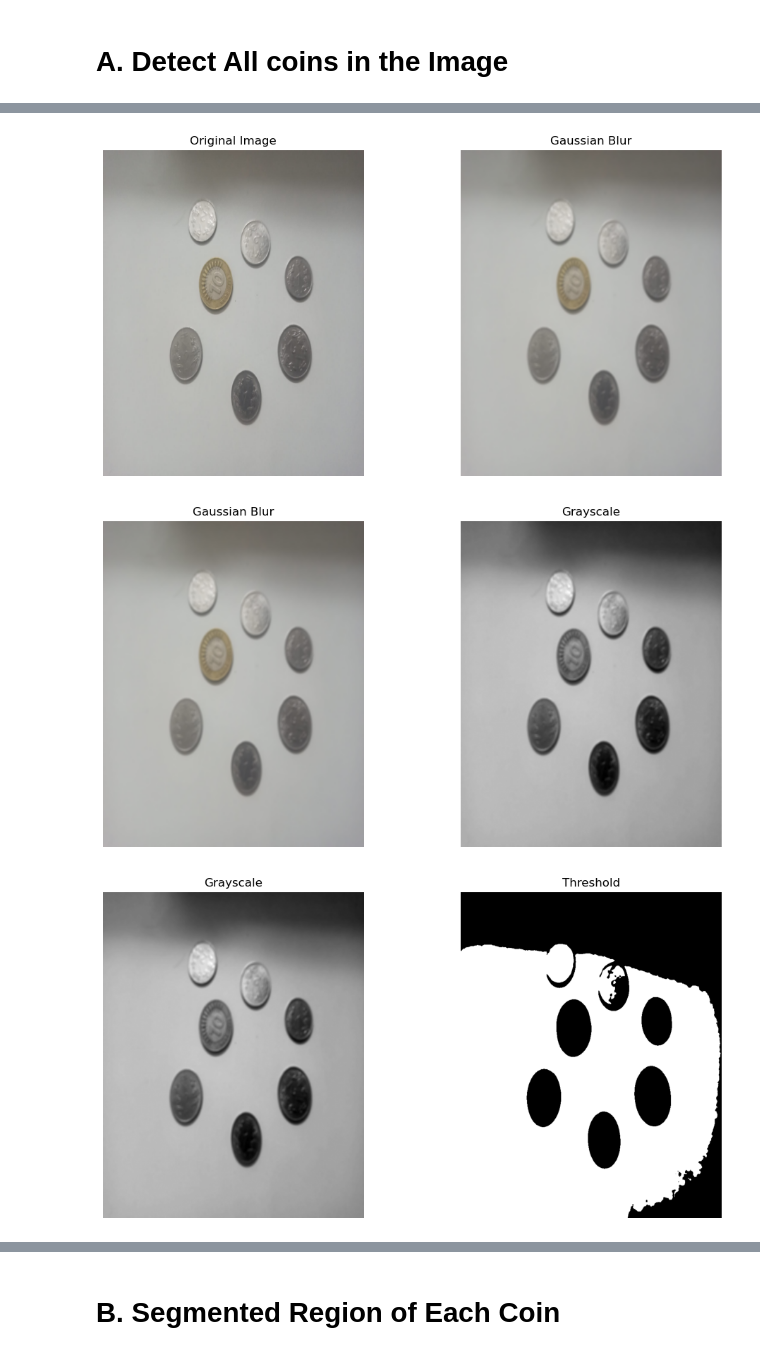
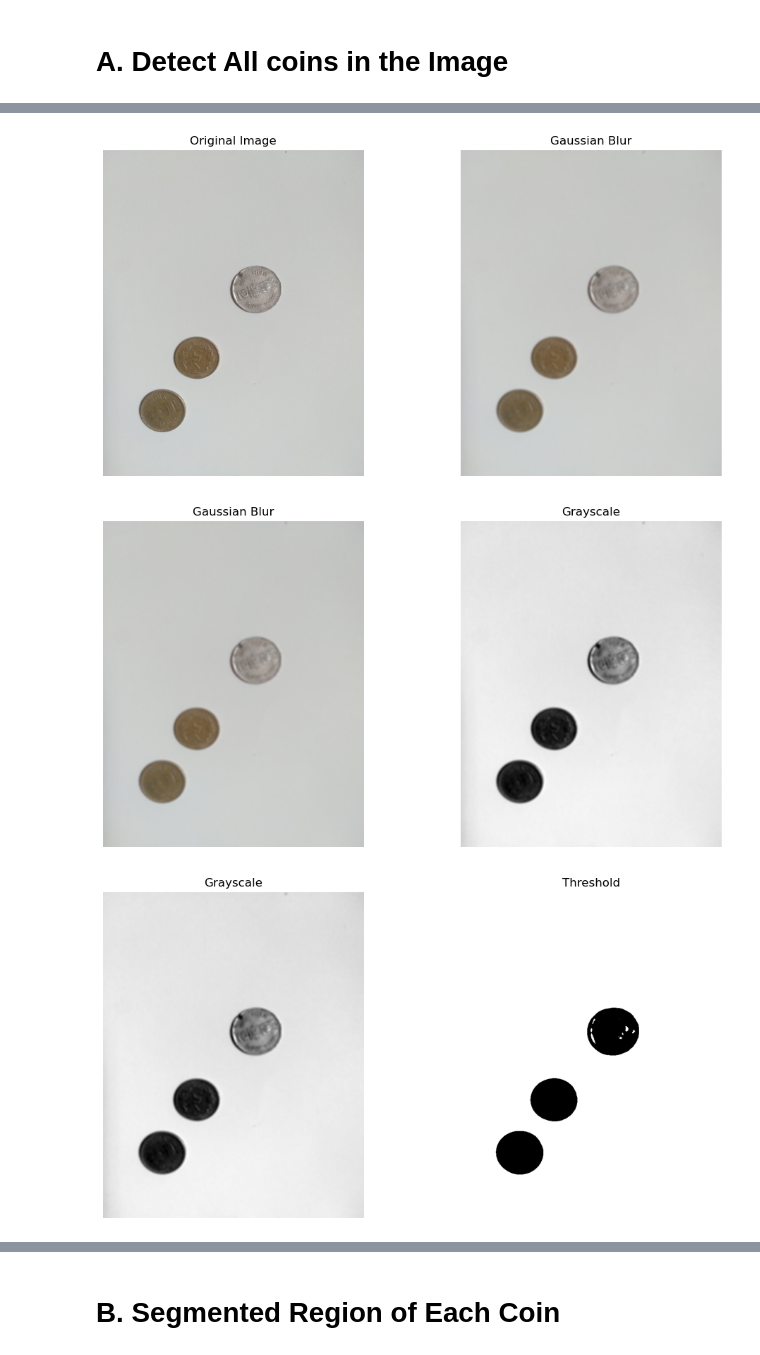
Before and after one commit to Niranjan-GopaL/VR_Assignment1_Niranjan_Gopal_IMT2022543, a Jupyter notebook: Coin_Detect_Segment_Count/coin_count.ipynb, the cells around one changed output, grey strips where cells are left out. Cells and saved outputs as stored; diff of their text form; code cells hidden in the pictures.

```diff
--- a/Coin_Detect_Segment_Count/coin_count.ipynb
+++ b/Coin_Detect_Segment_Count/coin_count.ipynb
@@ -15,10 +15,10 @@ def show_images(images, titles, save_as=False):
     plt.show()
 # %%
 # image_path    = "./../img/coins.jpg"
-image_path    = "./../img/coins_redmi_3.jpeg"  # got all except 2 correct
+# image_path    = "./../img/coins_redmi_3.jpeg"  # got all except 2 correct
 # image_path    = "./../img/one_redmi.jpg"
 # # image_path  = "./../img/two_redmi.jpg"
-# # image_path  = "./../img/three_redmi.jpg"
+image_path  = "./../img/three_redmi.jpg"
 # image_path    = "./../img/four_redmi.jpg"
 # # image_path  = "./../img/five_redmi.jpg"
 # %% [markdown]
@@ -39,22 +39,22 @@ img_blur = cv2.GaussianBlur(img, (7, 7), 10)
 show_images([cv2.cvtColor(img, cv2.COLOR_BGR2RGB), cv2.cvtColor(img_blur, cv2.COLOR_BGR2RGB)],
             ["Original Image", "Gaussian Blur"])
 # %% [output]
-[figure, old version]
+[figure, new version]
 # %%
 # Convert to grayscale
 gray = cv2.cvtColor(img_blur, cv2.COLOR_BGR2GRAY)
 show_images([cv2.cvtColor(img_blur, cv2.COLOR_BGR2RGB), gray],
             ["Gaussian Blur", "Grayscale"])
 # %% [output]
-[figure, old version]
+[figure, new version]
 # %%
 # Apply threshold
 ret, thresh = cv2.threshold(gray, 170, 255, cv2.THRESH_BINARY)
 show_images([gray, thresh],
             ["Grayscale", "Threshold"],
-            "threshold_no_contours.png")
+            "thresholded.png")
 # %% [output]
-[figure, old version]
+[figure, new version]
 # %%
 # Find contours
 thresh_copy = thresh.copy()
```
Also changed, not shown: parts of 4 cells of this notebook, 5 other files.
